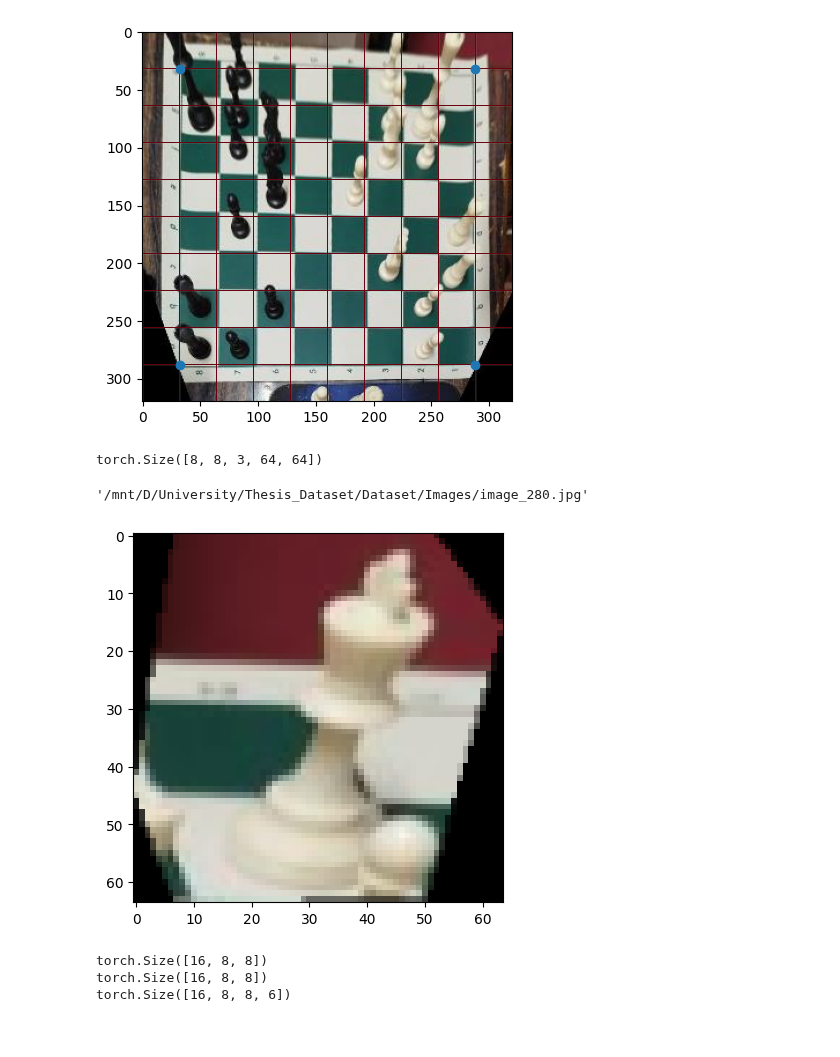
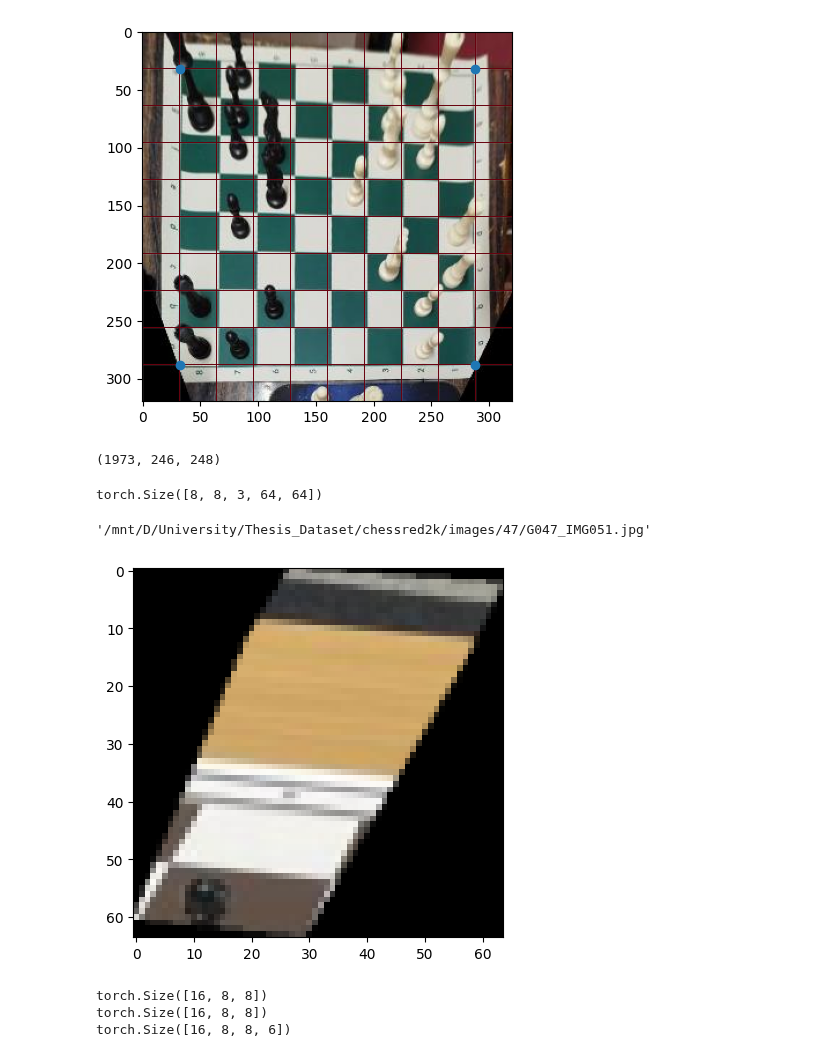
Before and after one commit to MostafaBelo/thesis_chess_lens, a Jupyter notebook: src/PieceDetection/PieceDetection_CNN/main.ipynb, the cells around one changed output. Cells and saved outputs as stored; diff of their text form; code cells hidden in the pictures.

Commit message:
chessred training model

```diff
--- a/src/PieceDetection/PieceDetection_CNN/main.ipynb
+++ b/src/PieceDetection/PieceDetection_CNN/main.ipynb
@@ -35,7 +35,13 @@ def preprocess_fn(padding=(0,0)):
         img, label = content
 
         BoardDetection.board_extractor.set_img(img)
-        quad, conf = BoardDetection.board_extractor.extract_board()
+        try:
+            quad, conf = BoardDetection.board_extractor.extract_board()
+        except Exception as e:
+            quad = label["corners"].numpy().astype(np.float32)
+            # plt.imshow(img.permute(1,2,0));
+            # print(label)
+            # raise e
         # warpped, M = BE.warp(quad, padding=padding)
 
         # orig_size = label["original_img_size"]
@@ -116,26 +122,30 @@ train_ds, valid_ds, test_ds = ChessDataset.train_valid_test_split(ds, sizes=(.8,
 train_dl = ChessDataset.getLoader(train_ds, 16, 0)
 valid_dl = ChessDataset.getLoader(valid_ds, 16, 0)
 test_dl = ChessDataset.getLoader(test_ds, 16, 0)
+
+len(train_ds), len(valid_ds), len(test_ds)
+# %% [output]
+(1973, 246, 248)
 # %%
 # board_split, y = ds[100]
-board_split, y = ds[5]
+board_split, y = ds[200]
 
 # grid = np.zeros((warpped.shape[1], warpped.shape[2]))
 # step = 32
 # # Set pixels in rows and columns that are multiples of step to 1
 # grid[::step, :] = 1   # horizontal lines
 # grid[:, ::step] = 1   # vertical lines
 
 # plt.imshow(warpped.permute(1,2,0));
 # plt.imshow(grid, alpha=grid, cmap='Reds');
 
 print(board_split.shape)
 plt.imshow(board_split[1,6].permute(1,2,0));
 y["image_path"]
 # %% [output]
 torch.Size([8, 8, 3, 64, 64])
-'/mnt/D/University/Thesis_Dataset/Dataset/Images/image_280.jpg'
+'/mnt/D/University/Thesis_Dataset/chessred2k/images/47/G047_IMG051.jpg'
-[figure, old version]
+[figure, new version]
 # %%
 class PieceDetectorCNNModel(nn.Module):
     def __init__(self):
```
Also changed, not shown: parts of 3 cells of this notebook, 1 other file.
